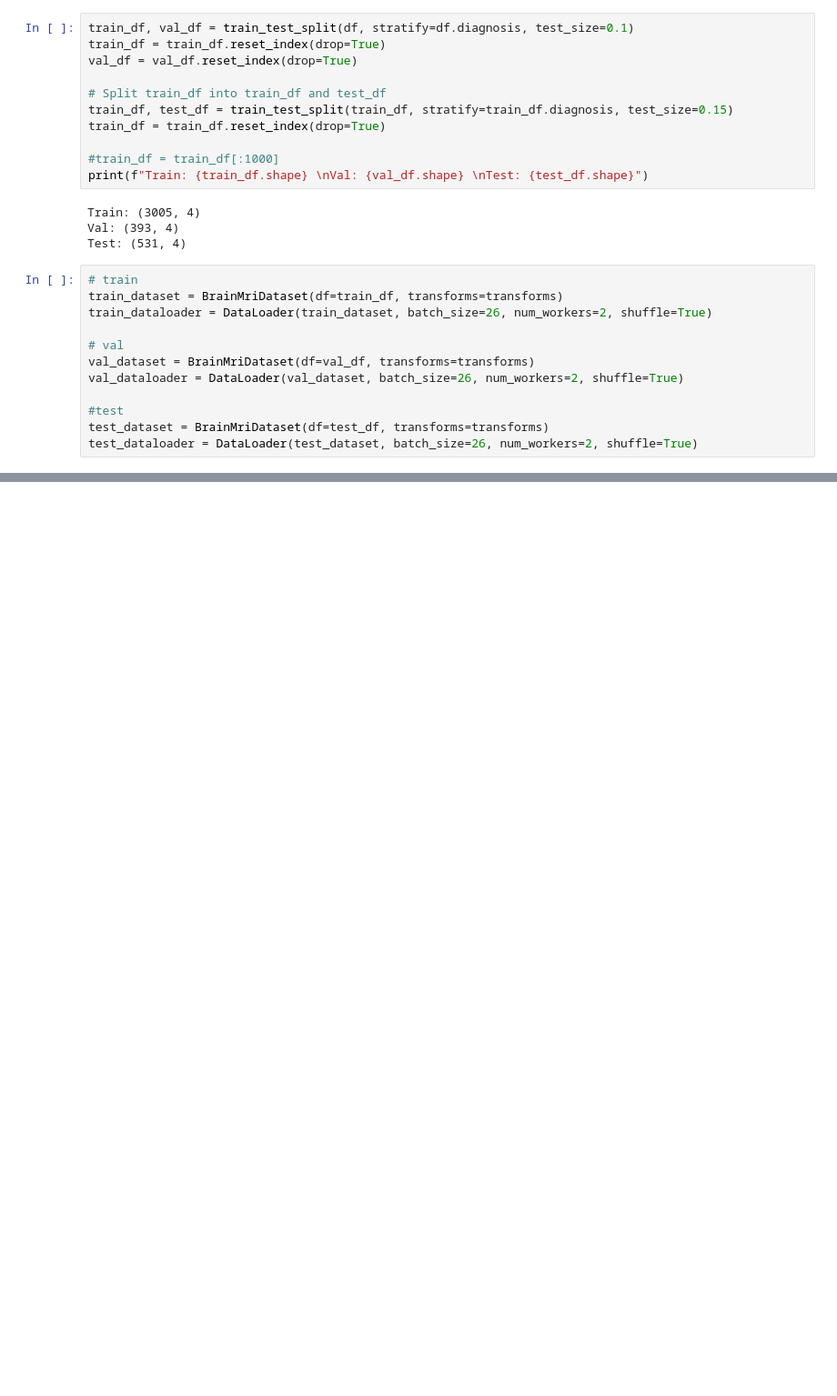
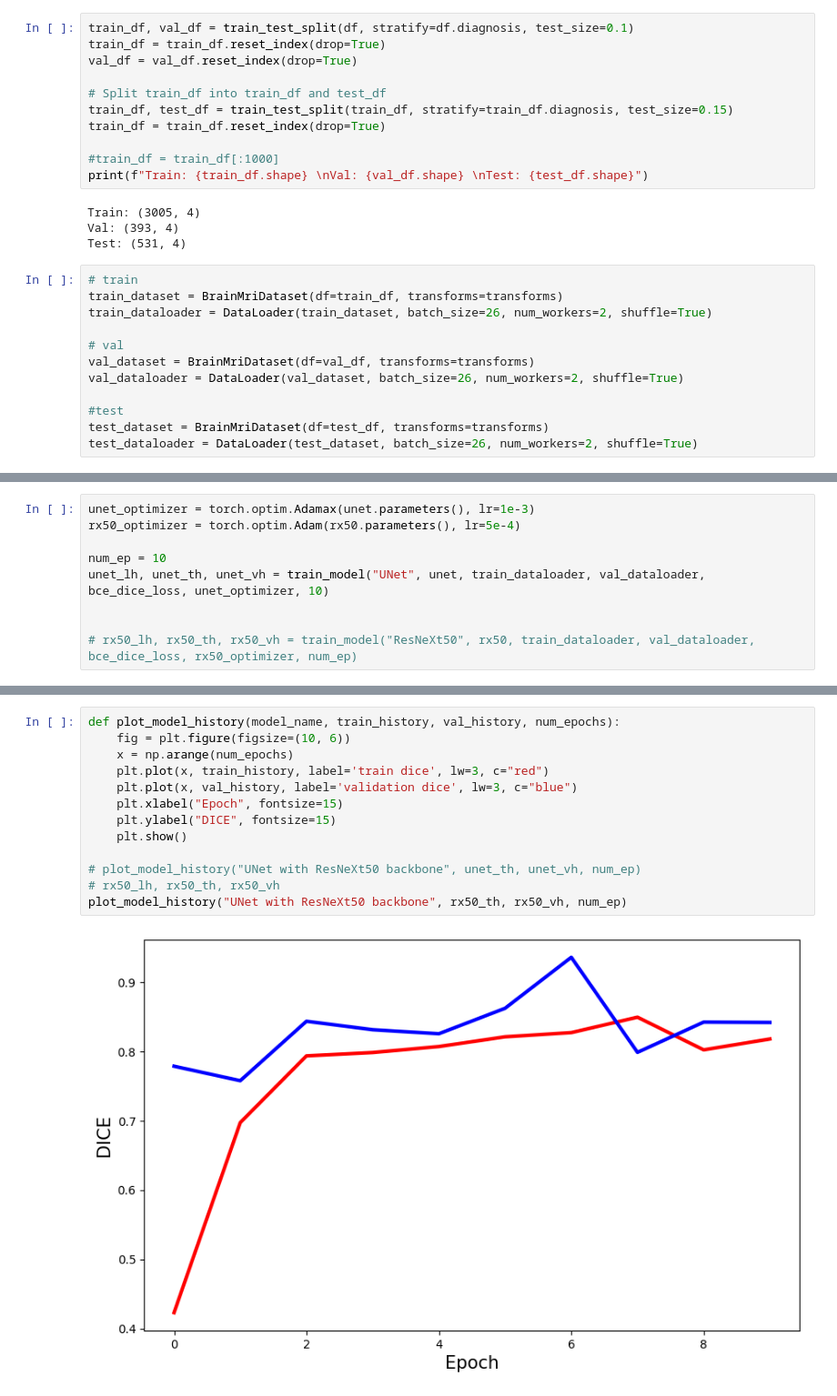
Before and after one commit to mnjkhtri/brain-tumor-detection-and-localization, a Jupyter notebook: main.ipynb, the cells around one changed output, grey strips where cells are left out. Shown at 91% size. Drawn from its saved outputs; the diff is of its cells as text; blank space fills up the shorter version.

Commit message:
unet and resnet

```diff
--- a/main.ipynb
+++ b/main.ipynb
@@ -274,0 +675,9 @@ show_aug(masks, image=False)
+# %%
+unet_optimizer = torch.optim.Adamax(unet.parameters(), lr=1e-3)
+rx50_optimizer = torch.optim.Adam(rx50.parameters(), lr=5e-4)
+
+num_ep = 10
+unet_lh, unet_th, unet_vh = train_model("UNet", unet, train_dataloader, val_dataloader, bce_dice_loss, unet_optimizer, 10)
+
+
+# rx50_lh, rx50_th, rx50_vh = train_model("ResNeXt50", rx50, train_dataloader, val_dataloader, bce_dice_loss, rx50_optimizer, num_ep)
@@ -274,0 +702,15 @@ show_aug(masks, image=False)
+# %%
+def plot_model_history(model_name, train_history, val_history, num_epochs):
+    fig = plt.figure(figsize=(10, 6))
+    x = np.arange(num_epochs)
+    plt.plot(x, train_history, label='train dice', lw=3, c="red")
+    plt.plot(x, val_history, label='validation dice', lw=3, c="blue")
+    plt.xlabel("Epoch", fontsize=15)
+    plt.ylabel("DICE", fontsize=15)
+    plt.show()
+
+# plot_model_history("UNet with ResNeXt50 backbone", unet_th, unet_vh, num_ep)
+# rx50_lh, rx50_th, rx50_vh
+plot_model_history("UNet with ResNeXt50 backbone", rx50_th, rx50_vh, num_ep)
+# %% [output]
+[figure, added]
```
Also changed, not shown: parts of 27 cells of this notebook.
